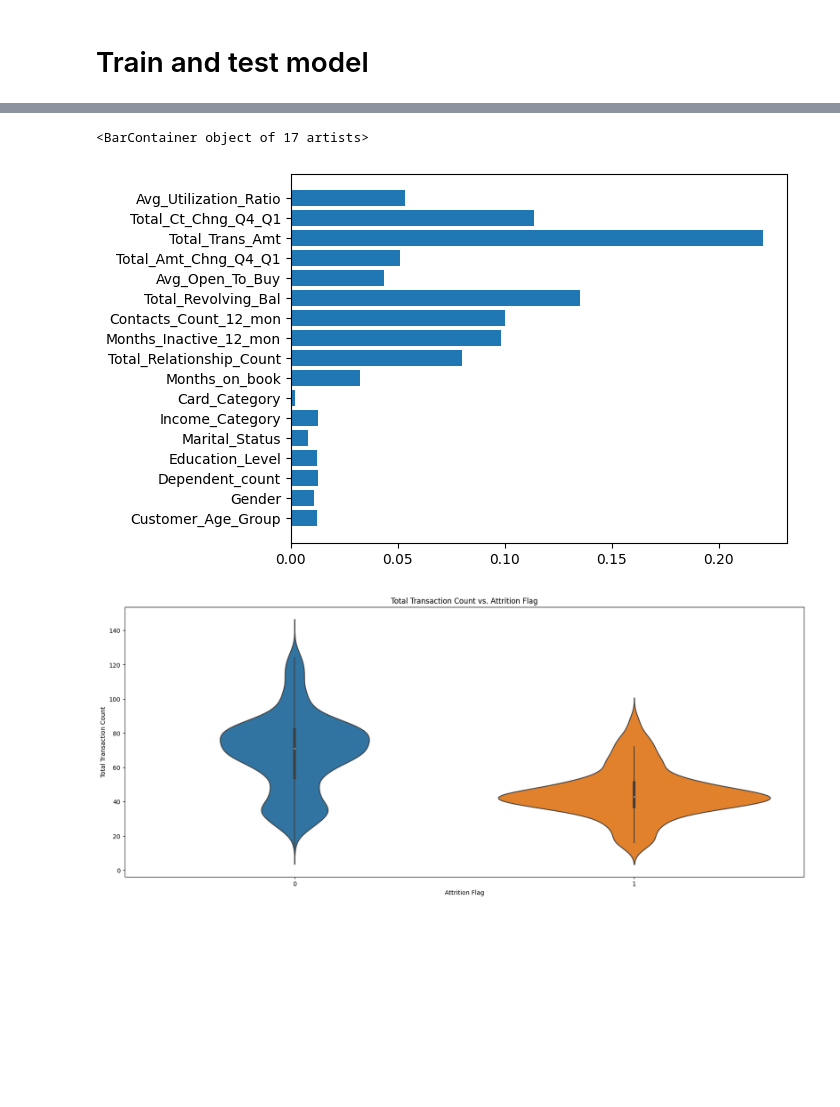
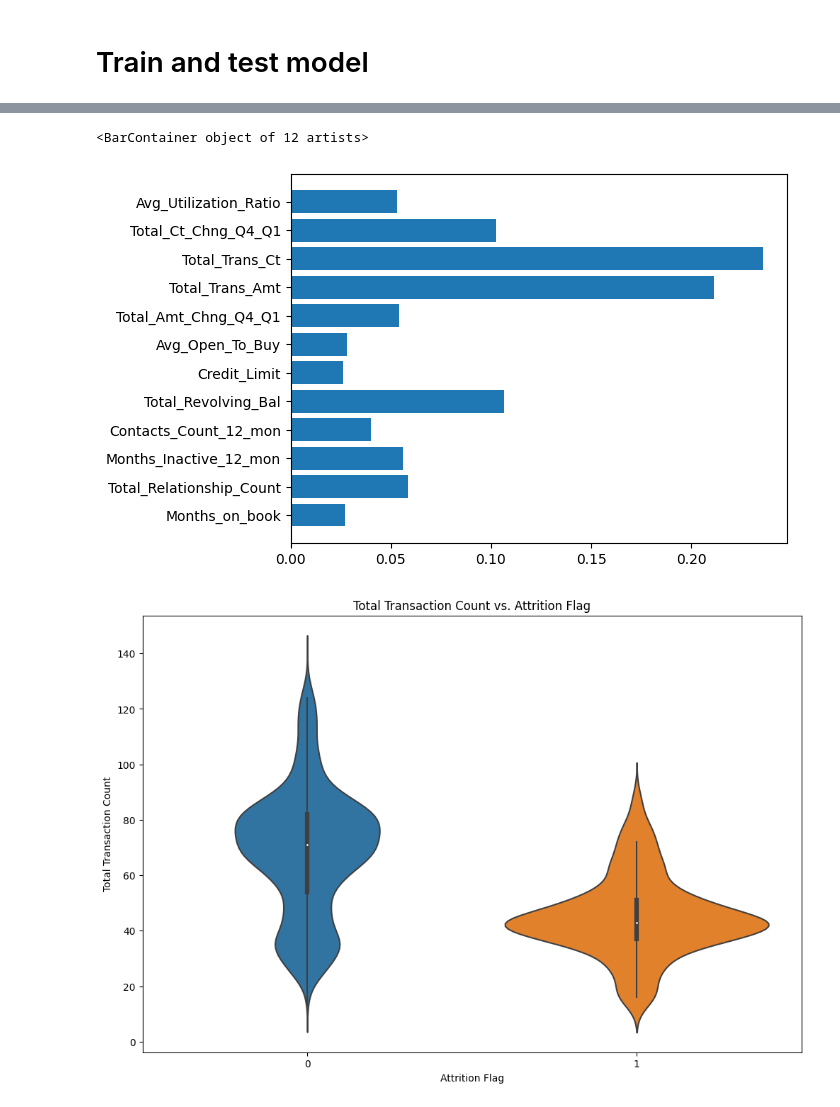
Before and after one commit to CaoThanhNg03/Customer-Churn-Predict, a Jupyter notebook: demo.ipynb, the cells around one changed output, grey strips where cells are left out. Saved outputs shown, nothing was run; the diff lists cells and outputs as text; code cells hidden in the pictures; blank space fills up the shorter version.

```diff
--- a/demo.ipynb
+++ b/demo.ipynb
@@ -103,11 +102,10 @@ plt.show()
 [figure]
 # %%
 #Features and labels split
-selected_feature = ['Customer_Age_Group', 'Gender', 'Dependent_count',
-                    'Education_Level', 'Marital_Status', 'Income_Category', 'Card_Category',
+selected_feature = [
                     'Months_on_book', 'Total_Relationship_Count', 'Months_Inactive_12_mon',
-                    'Contacts_Count_12_mon', 'Total_Revolving_Bal',
-                    'Avg_Open_To_Buy', 'Total_Amt_Chng_Q4_Q1', 'Total_Trans_Amt',
+                    'Contacts_Count_12_mon', 'Total_Revolving_Bal', 'Credit_Limit',
+                    'Avg_Open_To_Buy', 'Total_Amt_Chng_Q4_Q1', 'Total_Trans_Amt', 'Total_Trans_Ct',
                     'Total_Ct_Chng_Q4_Q1', 'Avg_Utilization_Ratio']
 X = df[selected_feature]
 y = df['Attrition_Flag']
@@ -168,15 +166,15 @@ most_important_feature_name = X_train.columns[most_important_feature_index]
 
 plt.barh(selected_feature, importance)
 # %% [output]
-<BarContainer object of 17 artists>
+<BarContainer object of 12 artists>
-[figure, old version]
+[figure, new version]
 # %%
 raw_df['Attrition_Flag'] = df['Attrition_Flag']
-plt.figure(figsize=(20,8))
+plt.figure(figsize=(12,8))
 sns.violinplot(x='Attrition_Flag', y=most_important_feature_name, data=raw_df)
 plt.xlabel('Attrition Flag')
 plt.ylabel('Total Transaction Count')
 plt.title('Total Transaction Count vs. Attrition Flag')
 plt.show()
 # %% [output]
-[figure, old version]
+[figure, new version]
```
Also changed, not shown: parts of 9 cells of this notebook, 2 other files.
